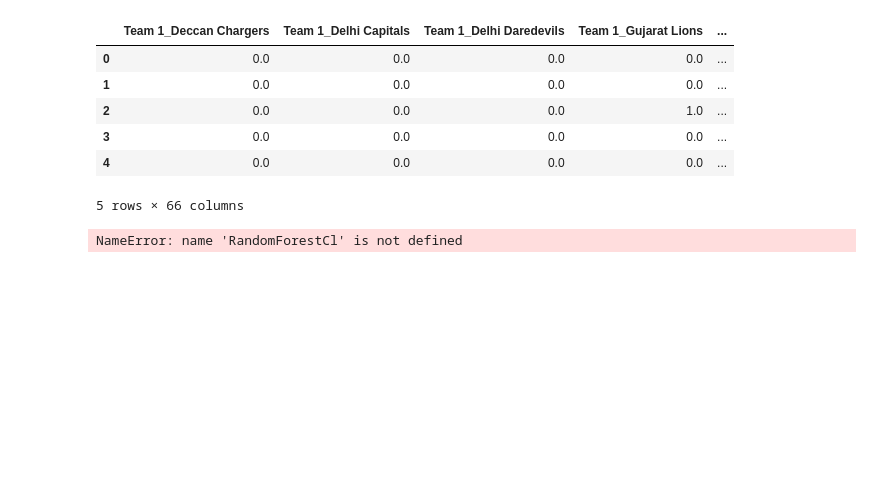
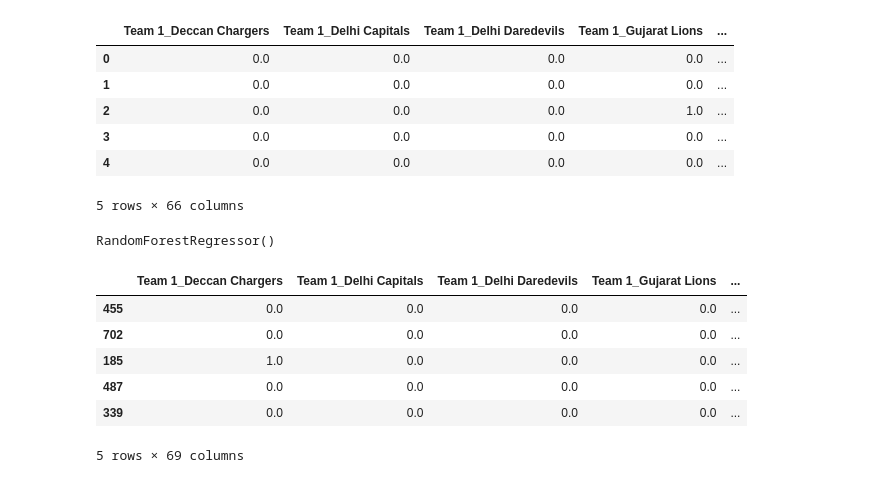
Before and after one commit to amith-vardhan99/udemy, a Jupyter notebook: 16 - IPL Prophets Predicting IPL Match Wins with a Touch of Heroku Magic/notebook.ipynb, the cells around one changed output. Drawn from its saved outputs; the diff is of its cells as text; code cells hidden in the pictures; blank space fills up the shorter version.

```diff
--- a/16 - IPL Prophets Predicting IPL Match Wins with a Touch of Heroku Magic/notebook.ipynb
+++ b/16 - IPL Prophets Predicting IPL Match Wins with a Touch of Heroku Magic/notebook.ipynb
@@ -182,11 +182,30 @@ df_3.head()
 | 4 | 0.0 | 0.0 | 0.0 | 0.0 | ... |
 5 rows × 66 columns
 # %%
-X = df_3.drop("Target",axis=1)
-y = df_3["Target"]
+X = df_3.drop("Team 1 Win Probability",axis=1)
+y = df_3["Team 1 Win Probability"]
 
 X_train,X_test,y_train,y_test = train_test_split(X,y,random_state=np.random.randint(0,1000),test_size=0.2)
 
-rfr = RandomForestCl
+rfr = RandomForestRegressor()
+rfr.fit(X_train,y_train)
 # %% [output]
-NameError: name 'RandomForestCl' is not defined
+RandomForestRegressor()
+# %%
+y_pred = rfr.predict(X_test)
+
+
+scores_final_df = pd.DataFrame(X_test,columns=X.columns)
+scores_final_df["Actual Team 1 Win Probability"] = y_test
+scores_final_df["Predicted Team 1 Win Probability"] = y_pred
+scores_final_df["Actual Team 2 Win Probability"] = 100 - y_test
+scores_final_df["Predicted Team 2 Win Probability"] = 100 - y_pred
+scores_final_df.head()
+# %% [output]
+|  | Team 1_Deccan Chargers | Team 1_Delhi Capitals | Team 1_Delhi Daredevils | Team 1_Gujarat Lions | ... |
+| 455 | 0.0 | 0.0 | 0.0 | 0.0 | ... |
+| 702 | 0.0 | 0.0 | 0.0 | 0.0 | ... |
+| 185 | 1.0 | 0.0 | 0.0 | 0.0 | ... |
+| 487 | 0.0 | 0.0 | 0.0 | 0.0 | ... |
+| 339 | 0.0 | 0.0 | 0.0 | 0.0 | ... |
+5 rows × 69 columns
```
